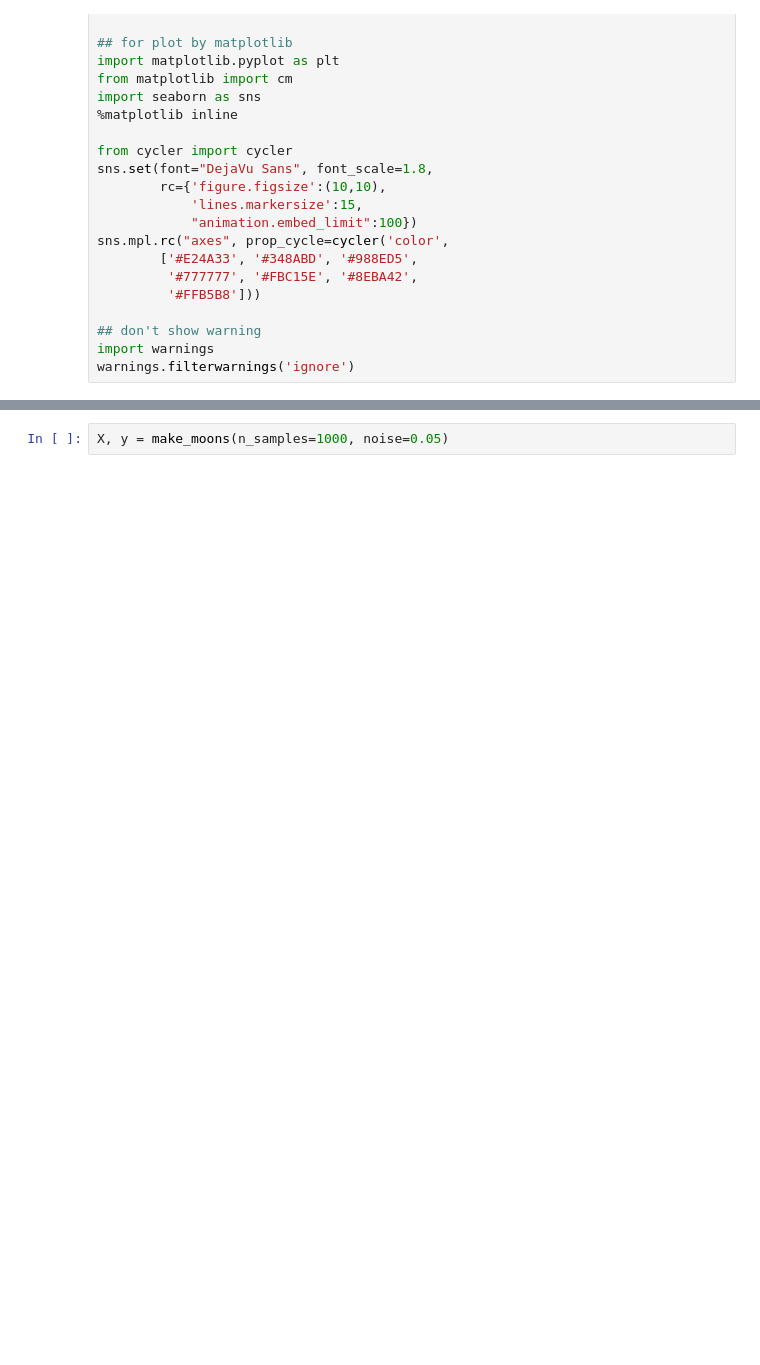
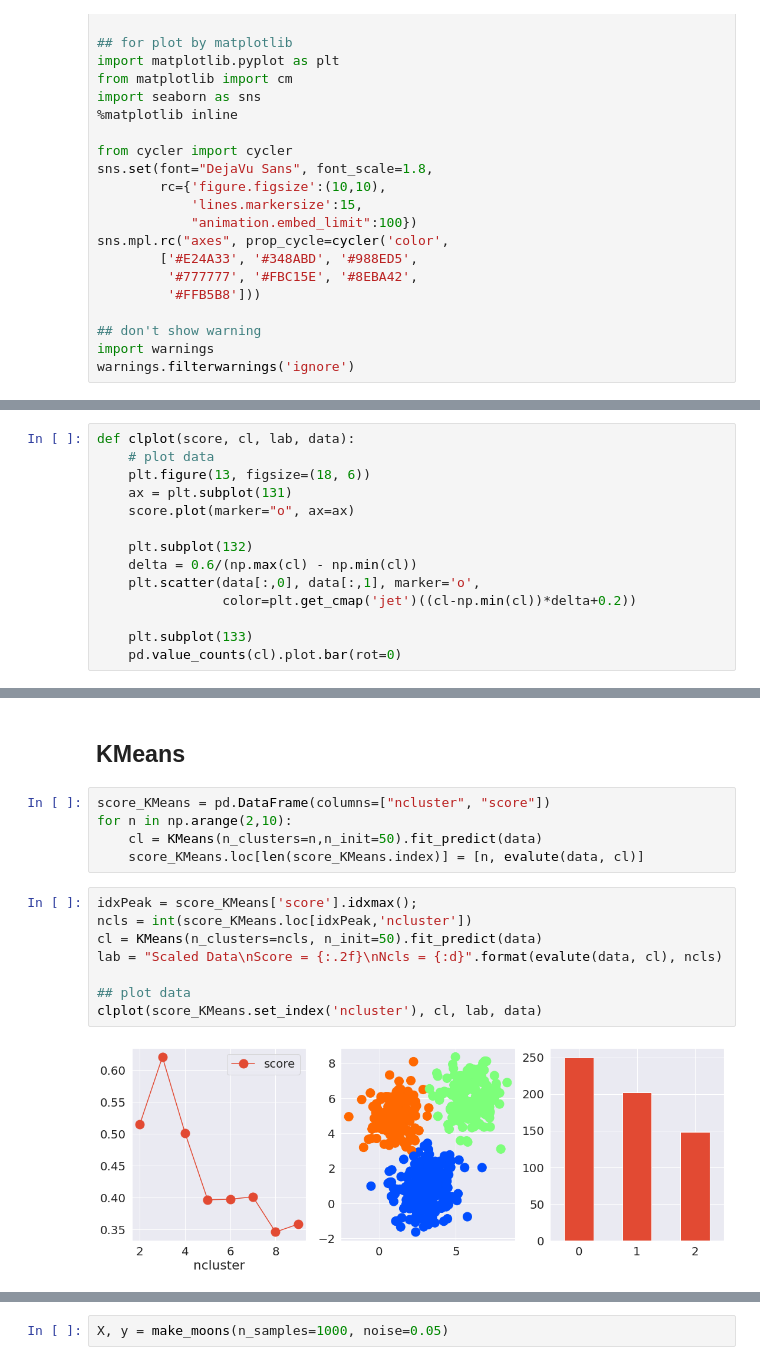
Before and after one commit to ghzuo/teslML, a Jupyter notebook: 31.Clustering.ipynb, the cells around one changed output, grey strips where cells are left out. Drawn from its saved outputs; the diff is of its cells as text; blank space fills up the shorter version.

```diff
--- a/31.Clustering.ipynb
+++ b/31.Clustering.ipynb
@@ -32,0 +48,14 @@ from sklearn.cluster import
+# %%
+def clplot(score, cl, lab, data):
+    # plot data
+    plt.figure(13, figsize=(18, 6))
+    ax = plt.subplot(131)
+    score.plot(marker="o", ax=ax)
+
+    plt.subplot(132)
+    delta = 0.6/(np.max(cl) - np.min(cl))
+    plt.scatter(data[:,0], data[:,1], marker='o',
+                color=plt.get_cmap('jet')((cl-np.min(cl))*delta+0.2))
+
+    plt.subplot(133)
+    pd.value_counts(cl).plot.bar(rot=0)
@@ -34,0 +79,17 @@ from sklearn.cluster import
+# %% [markdown]
+## KMeans
+# %%
+score_KMeans = pd.DataFrame(columns=["ncluster", "score"])
+for n in np.arange(2,10):
+    cl = KMeans(n_clusters=n,n_init=50).fit_predict(data)
+    score_KMeans.loc[len(score_KMeans.index)] = [n, evalute(data, cl)]
+# %%
+idxPeak = score_KMeans['score'].idxmax();
+ncls = int(score_KMeans.loc[idxPeak,'ncluster'])
+cl = KMeans(n_clusters=ncls, n_init=50).fit_predict(data)
+lab = "Scaled Data\nScore = {:.2f}\nNcls = {:d}".format(evalute(data, cl), ncls)
+
+## plot data
+clplot(score_KMeans.set_index('ncluster'), cl, lab, data)
+# %% [output]
+[figure, added]
```
Also changed, not shown: parts of 25 cells of this notebook, 5 other files.
